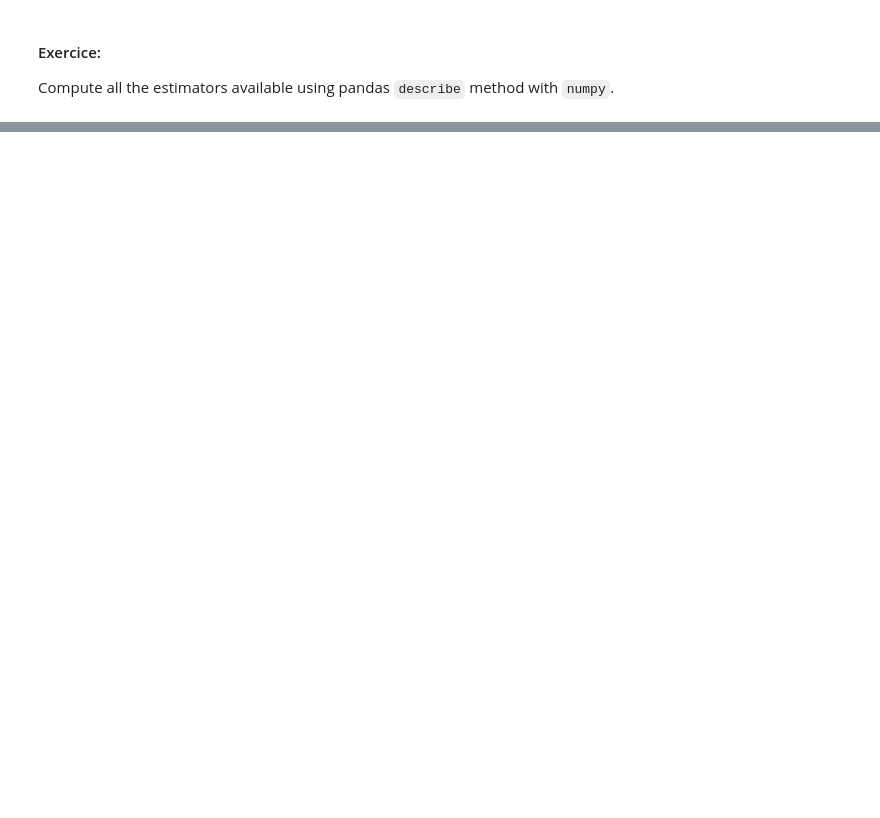
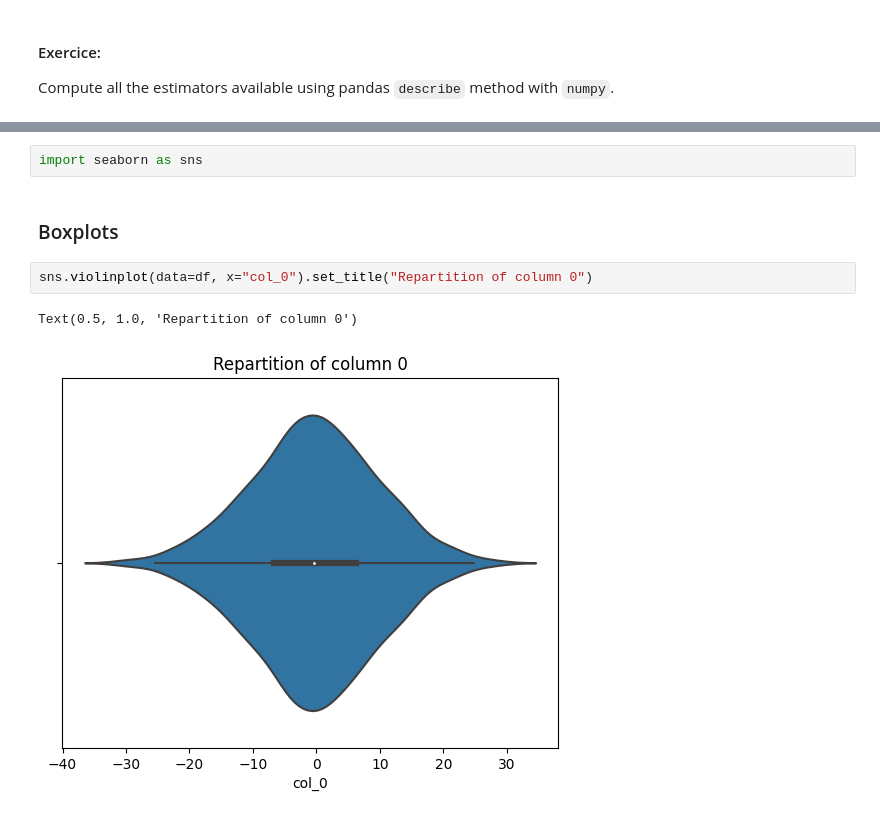
Before and after one commit to SphRbtHyk/miashs_introduction_ml, a Jupyter notebook: lab1/lab1_data_manipulation.ipynb, the cells around one changed output, grey strips where cells are left out. Saved outputs shown, nothing was run; the diff lists cells and outputs as text; blank space fills up the shorter version.

```diff
--- a/lab1/lab1_data_manipulation.ipynb
+++ b/lab1/lab1_data_manipulation.ipynb
@@ -179,0 +195,9 @@ Compute all the estimators available using pandas `describe` method with `numpy`
+# %%
+import seaborn as sns
+# %% [markdown]
+### Boxplots
+# %%
+sns.violinplot(data=df, x="col_0").set_title("Repartition of column 0")
+# %% [output]
+Text(0.5, 1.0, 'Repartition of column 0')
+[figure, added]
```
Also changed, not shown: parts of 15 cells of this notebook, 4 other files.
